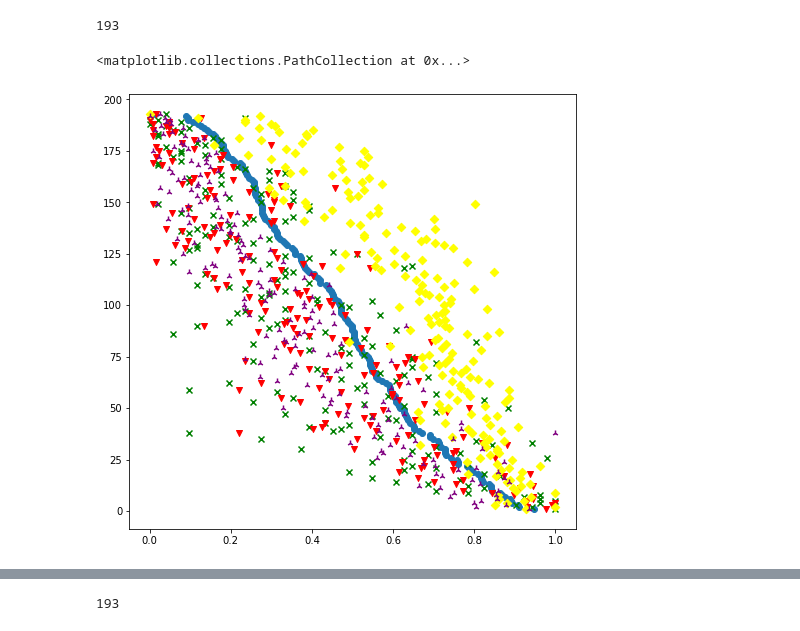
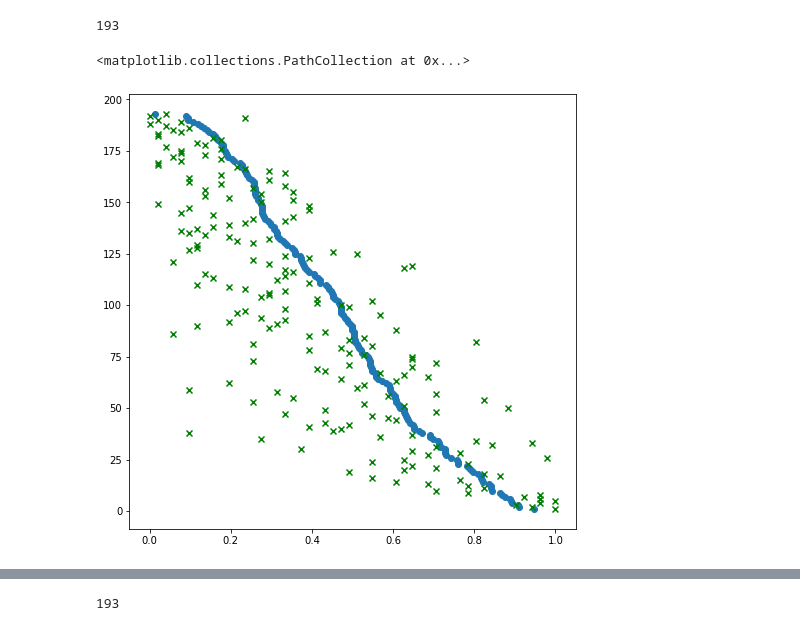
Before and after one commit to kreetigulati/Egovernance_and_OpenData, a Jupyter notebook: Jordan/Exploration - JS.ipynb, the cells around one changed output, grey strips where cells are left out. Drawn from its saved outputs; the diff is of its cells as text; code cells hidden in the pictures.

```diff
--- a/Jordan/Exploration - JS.ipynb
+++ b/Jordan/Exploration - JS.ipynb
@@ -33,16 +33,16 @@ len(df_egov_2014["Survey Year"])
 # %%
 fig, ax = plt.subplots(figsize=(8,8));
 y_axis = df_egov_2014['E-Government Rank']
-#x_axis1 = df_egov_2014['E-Government Index']
+x_axis1 = df_egov_2014['E-Government Index']
 x_axis2 = df_egov_2014['E-Participation Index']
 #x_axis3 = df_egov_2014['Online Service Index']
-x_axis4 = df_egov_2014['Human Capital Index']
-x_axis5 = df_egov_2014['Telecommunication Infrastructure Index']
+#x_axis4 = df_egov_2014['Human Capital Index']
+#x_axis5 = df_egov_2014['Telecommunication Infrastructure Index']
 ax.scatter(x_axis1, y_axis, marker = 'o')
 ax.scatter(x_axis2, y_axis, marker = 'x', color='green')
-ax.scatter(x_axis3, y_axis, marker = 'v', color='red')
-ax.scatter(x_axis4, y_axis, marker = 'D', color='yellow')
-ax.scatter(x_axis5, y_axis, marker = '2', color='purple')
+# ax.scatter(x_axis3, y_axis, marker = 'v', color='red')
+# ax.scatter(x_axis4, y_axis, marker = 'D', color='yellow')
+# ax.scatter(x_axis5, y_axis, marker = '2', color='purple')
 # %% [output]
 <matplotlib.collections.PathCollection at 0x...>
-[figure, old version]
+[figure, new version]
```
Also changed, not shown: parts of 3 cells of this notebook, 2 other files.
